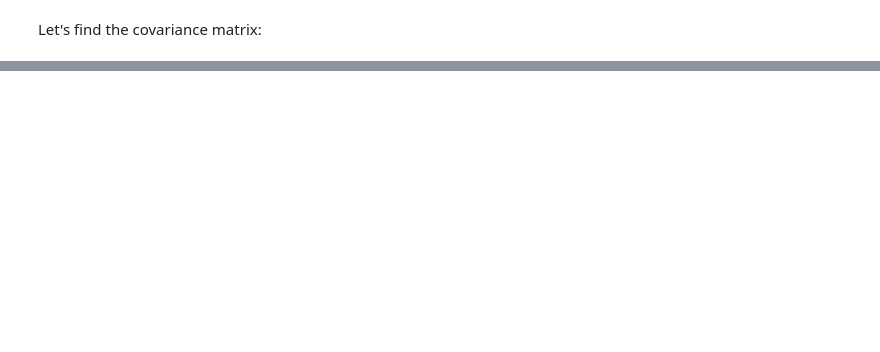
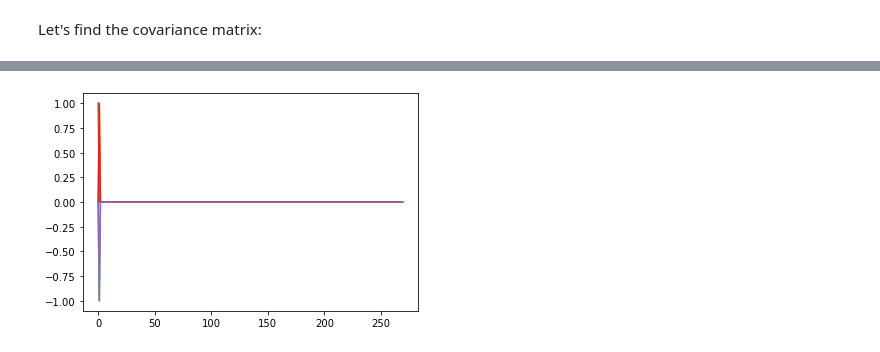
Before and after one commit to thinhhoang95/anomaly-detection-ngsim2, a Jupyter notebook: pwms_spherical/4_modelling_traffic.ipynb, the cells around one changed output, grey strips where cells are left out. Cells and saved outputs as stored; diff of their text form; code cells hidden in the pictures; blank space fills up the shorter version.

```diff
--- a/pwms_spherical/4_modelling_traffic.ipynb
+++ b/pwms_spherical/4_modelling_traffic.ipynb
@@ -73,0 +88,6 @@ plt.axis('equal')
+# %%
+l,v = np.linalg.eig(cov_anal)
+for i in range(5):
+    plt.plot(v[:,i])
+# %% [output]
+[figure, added]
```
Also changed, not shown: parts of 15 cells of this notebook.
